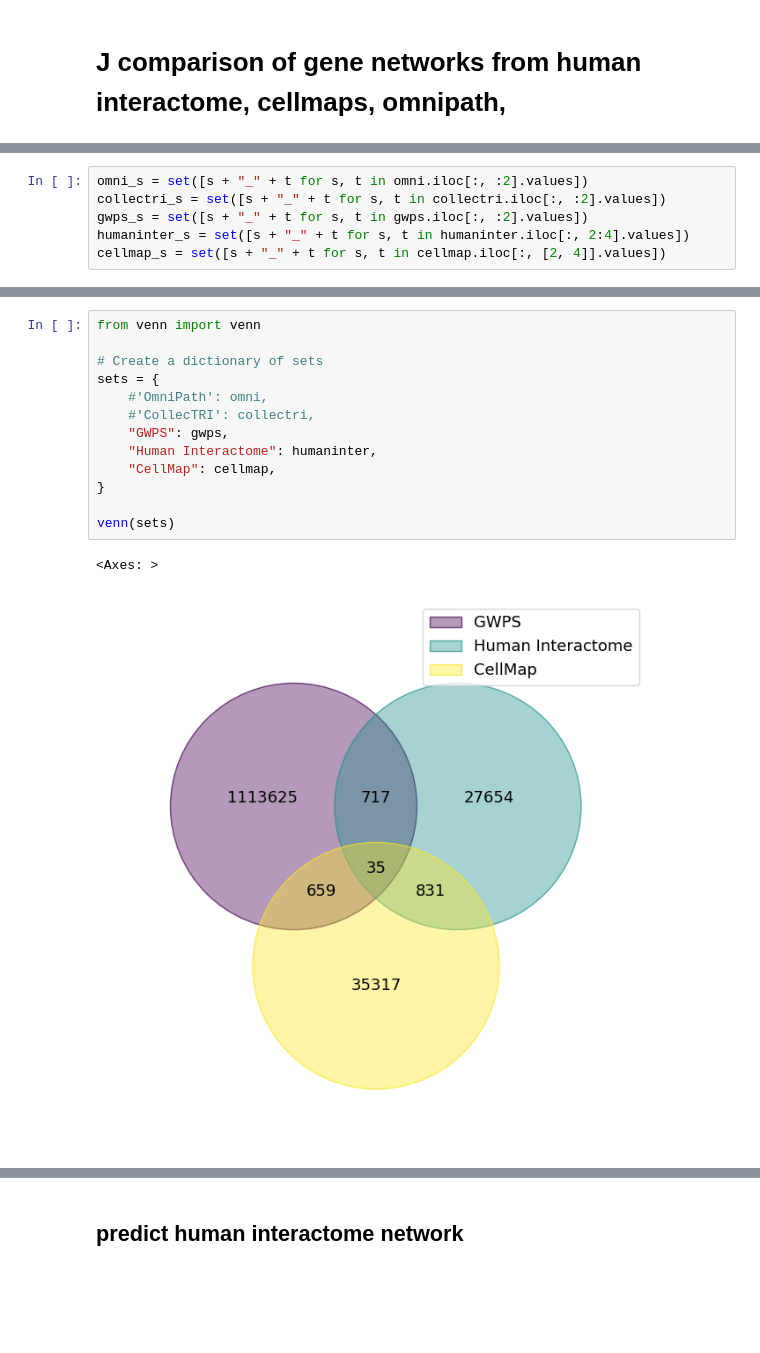
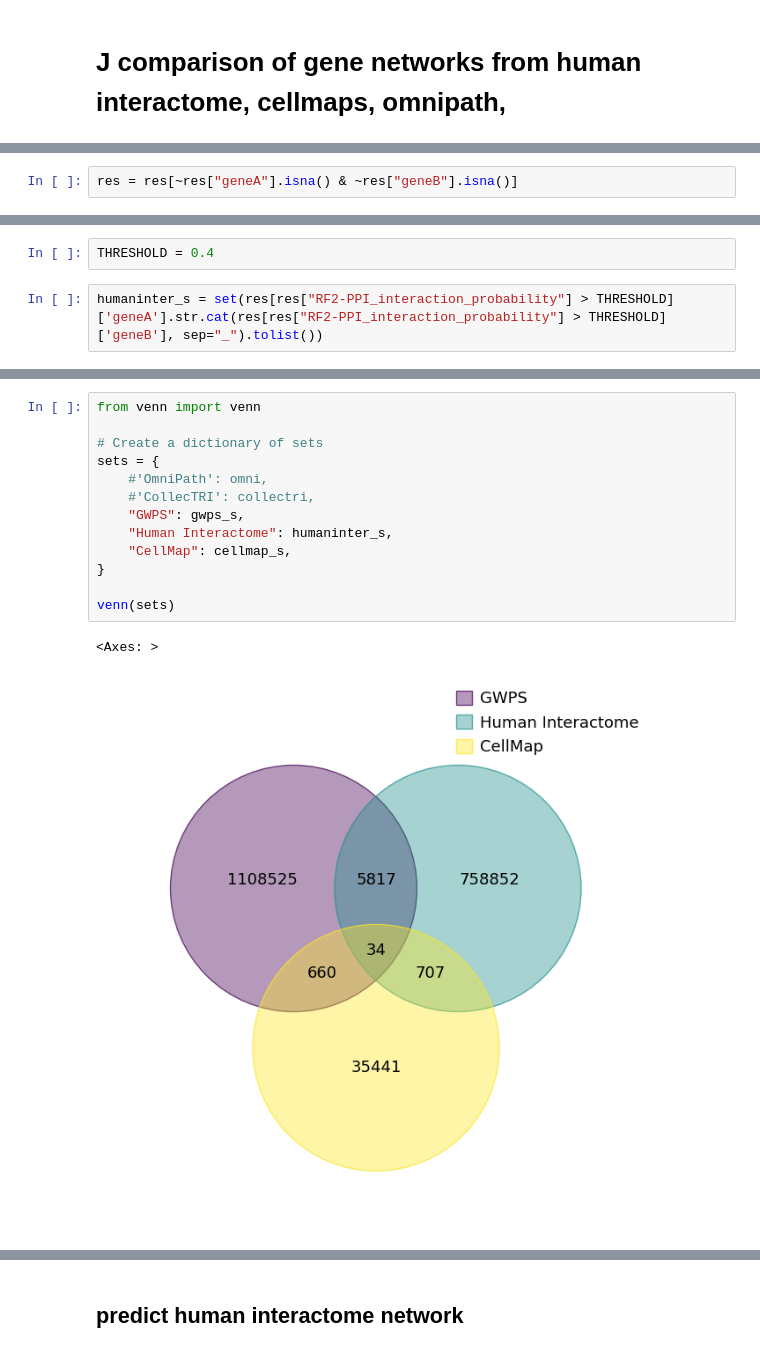
Before and after one commit to cantinilab/scPRINT, a Jupyter notebook: notebooks/scPRINT-2-repro-notebooks/gene_networks.ipynb, the cells around one changed output, grey strips where cells are left out. Cells and saved outputs as stored; diff of their text form; blank space fills up the shorter version.

```diff
--- a/notebooks/scPRINT-2-repro-notebooks/gene_networks.ipynb
+++ b/notebooks/scPRINT-2-repro-notebooks/gene_networks.ipynb
@@ -13,0 +65,2 @@ import os
+# %%
+res = res[~res["geneA"].isna() & ~res["geneB"].isna()]
@@ -13,0 +69,4 @@ import os
+# %%
+THRESHOLD = 0.4
+# %%
+humaninter_s = set(res[res["RF2-PPI_interaction_probability"] > THRESHOLD]['geneA'].str.cat(res[res["RF2-PPI_interaction_probability"] > THRESHOLD]['geneB'], sep="_").tolist())
@@ -67,6 +132,0 @@ Number of nodes: 36842
-# %%
-omni_s = set([s + "_" + t for s, t in omni.iloc[:, :2].values])
-collectri_s = set([s + "_" + t for s, t in collectri.iloc[:, :2].values])
-gwps_s = set([s + "_" + t for s, t in gwps.iloc[:, :2].values])
-humaninter_s = set([s + "_" + t for s, t in humaninter.iloc[:, 2:4].values])
-cellmap_s = set([s + "_" + t for s, t in cellmap.iloc[:, [2, 4]].values])
@@ -165,16 +214,16 @@ humaninter
 # %%
 from venn import venn
 
 # Create a dictionary of sets
 sets = {
     #'OmniPath': omni,
     #'CollecTRI': collectri,
-    "GWPS": gwps,
-    "Human Interactome": humaninter,
-    "CellMap": cellmap,
+    "GWPS": gwps_s,
+    "Human Interactome": humaninter_s,
+    "CellMap": cellmap_s,
 }
 
 venn(sets)
 # %% [output]
 <Axes: >
-[figure, old version]
+[figure, new version]
```
Also changed, not shown: parts of 55 cells of this notebook, 5 other files.
